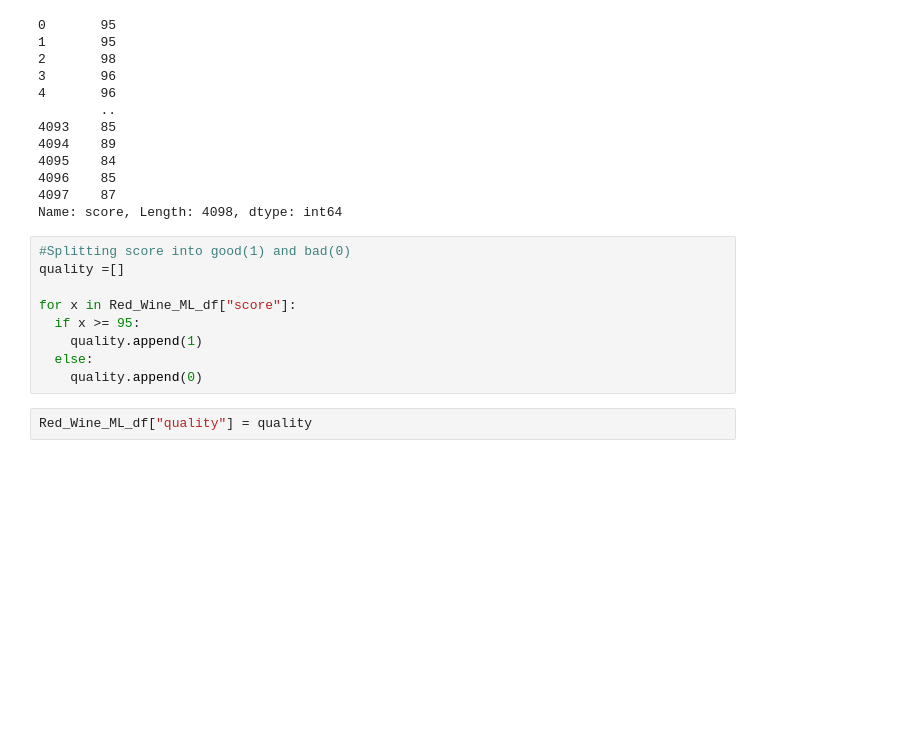
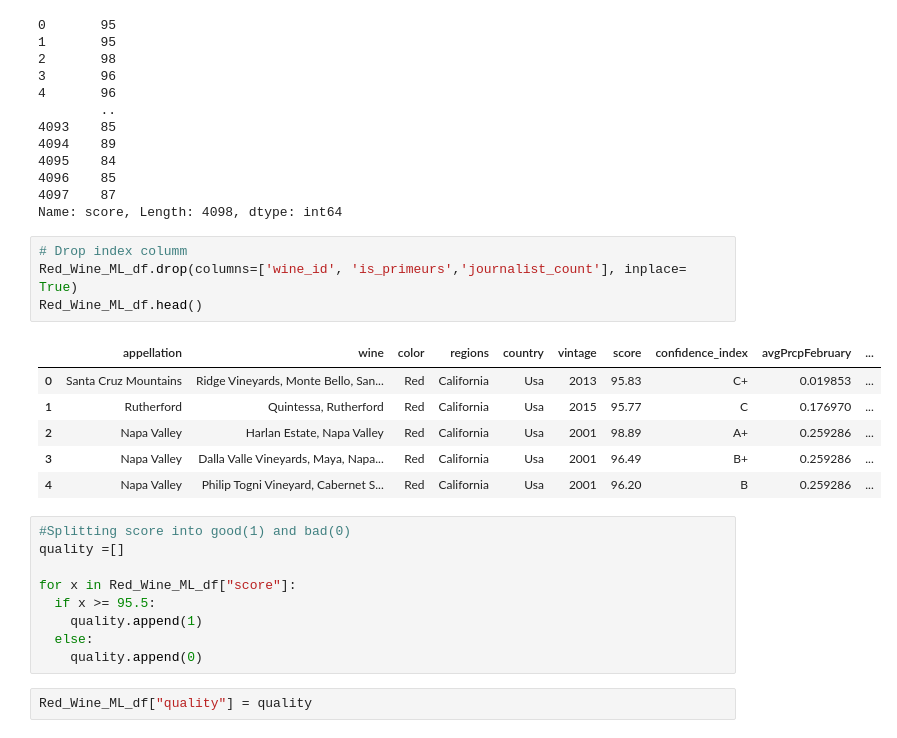
Before and after one commit to ndxn/Partners-in-Wine, a Jupyter notebook: WineML.ipynb, the cells around one changed output. Cells and saved outputs as stored; diff of their text form; blank space fills up the shorter version.

```diff
--- a/WineML.ipynb
+++ b/WineML.ipynb
@@ -357,12 +376,23 @@ Red_Wine_ML_df['score'].astype(int)
 4096    85
 4097    87
 Name: score, Length: 4098, dtype: int64
+# %%
+# Drop index columm
+Red_Wine_ML_df.drop(columns=['wine_id', 'is_primeurs','journalist_count'], inplace= True)
+Red_Wine_ML_df.head()
+# %% [output]
+|  | appellation | wine | color | regions | country | vintage | score | confidence_index | avgPrcpFebruary | ... |
+| 0 | Santa Cruz Mountains | Ridge Vineyards, Monte Bello, San... | Red | California | Usa | 2013 | 95.83 | C+ | 0.019853 | ... |
+| 1 | Rutherford | Quintessa, Rutherford | Red | California | Usa | 2015 | 95.77 | C | 0.176970 | ... |
+| 2 | Napa Valley | Harlan Estate, Napa Valley | Red | California | Usa | 2001 | 98.89 | A+ | 0.259286 | ... |
+| 3 | Napa Valley | Dalla Valle Vineyards, Maya, Napa... | Red | California | Usa | 2001 | 96.49 | B+ | 0.259286 | ... |
+| 4 | Napa Valley | Philip Togni Vineyard, Cabernet S... | Red | California | Usa | 2001 | 96.20 | B | 0.259286 | ... |
 # %%
 #Splitting score into good(1) and bad(0)
 quality =[]
 
 for x in Red_Wine_ML_df["score"]:
-  if x >= 95:
+  if x >= 95.5:
     quality.append(1)
   else:
     quality.append(0)
```
Also changed, not shown: parts of 26 cells of this notebook.
